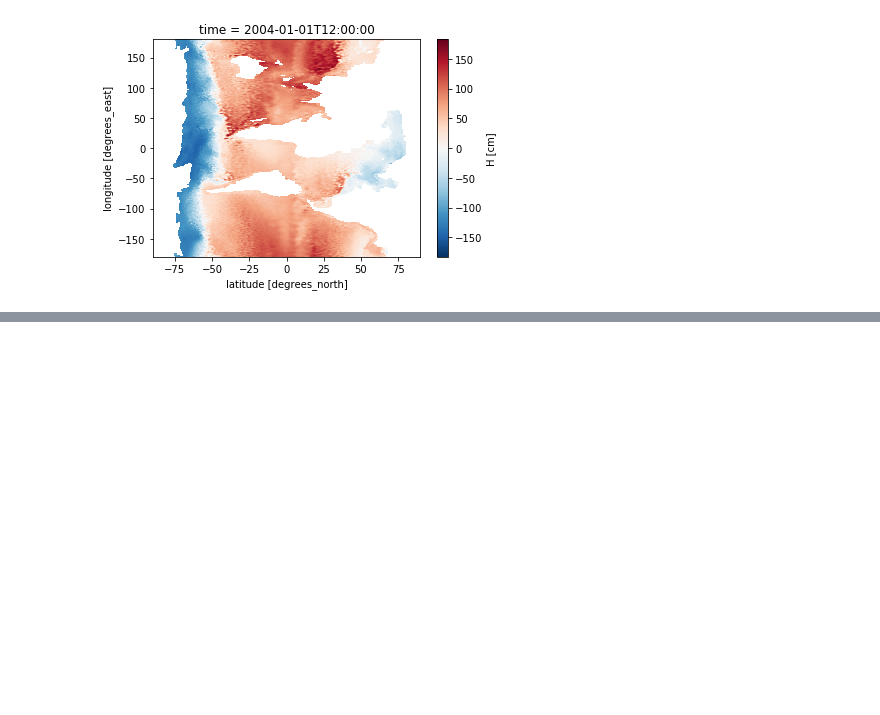
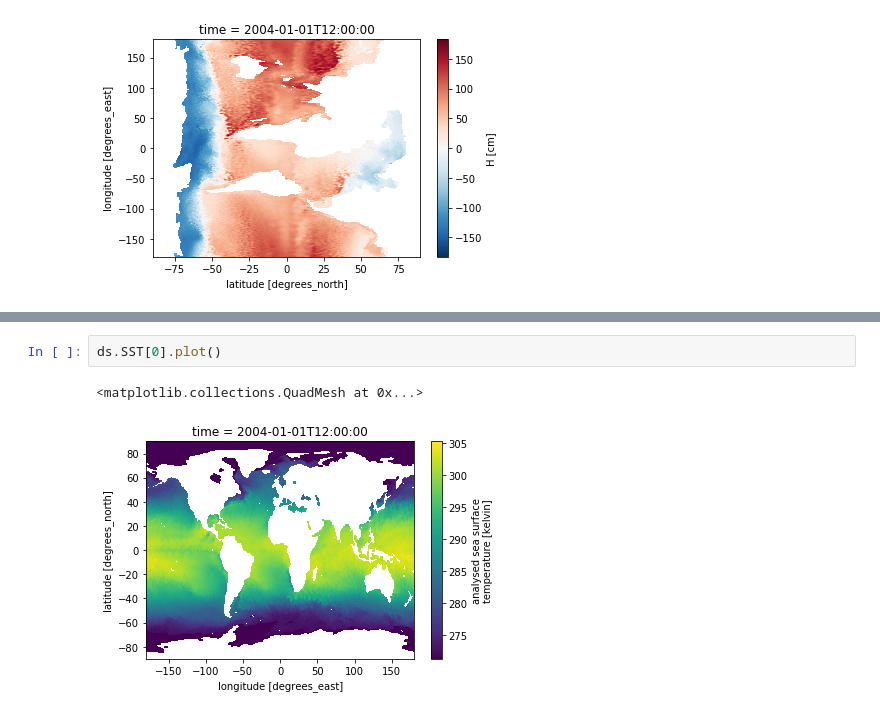
Before and after one commit to auraoupa/Gwenael, a Jupyter notebook: 2020-02-11-AA-test-ouverture-fichier-Gwen.ipynb, the cells around one changed output, grey strips where cells are left out. Cells and saved outputs as stored; diff of their text form; blank space fills up the shorter version.

```diff
--- a/2020-02-11-AA-test-ouverture-fichier-Gwen.ipynb
+++ b/2020-02-11-AA-test-ouverture-fichier-Gwen.ipynb
@@ -30,0 +38,5 @@ ds.SSH[0].plot()
+# %%
+ds.SST[0].plot()
+# %% [output]
+<matplotlib.collections.QuadMesh at 0x...>
+[figure, added]
```
Also changed, not shown: parts of 23 cells of this notebook, 1 other file.
